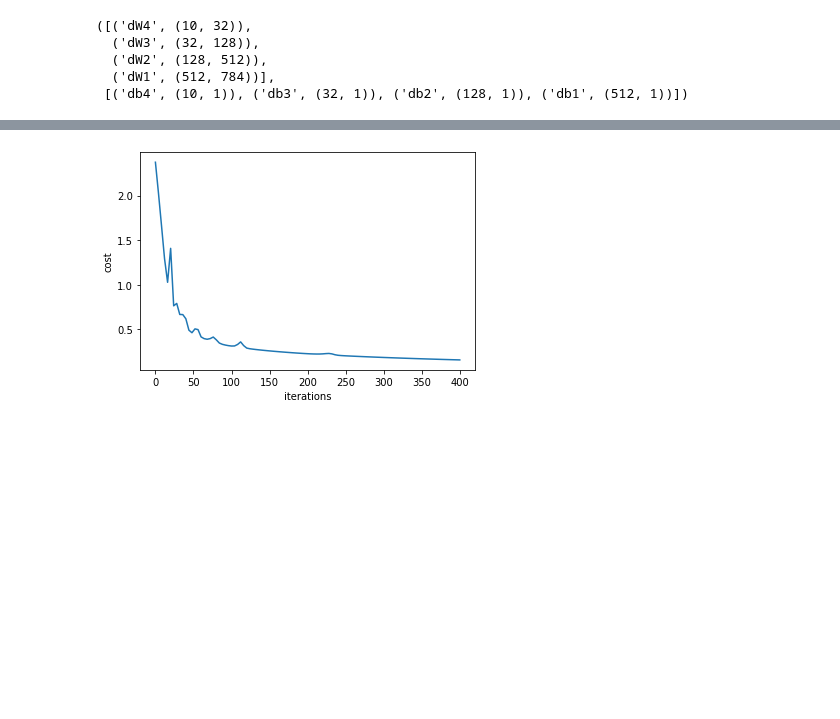
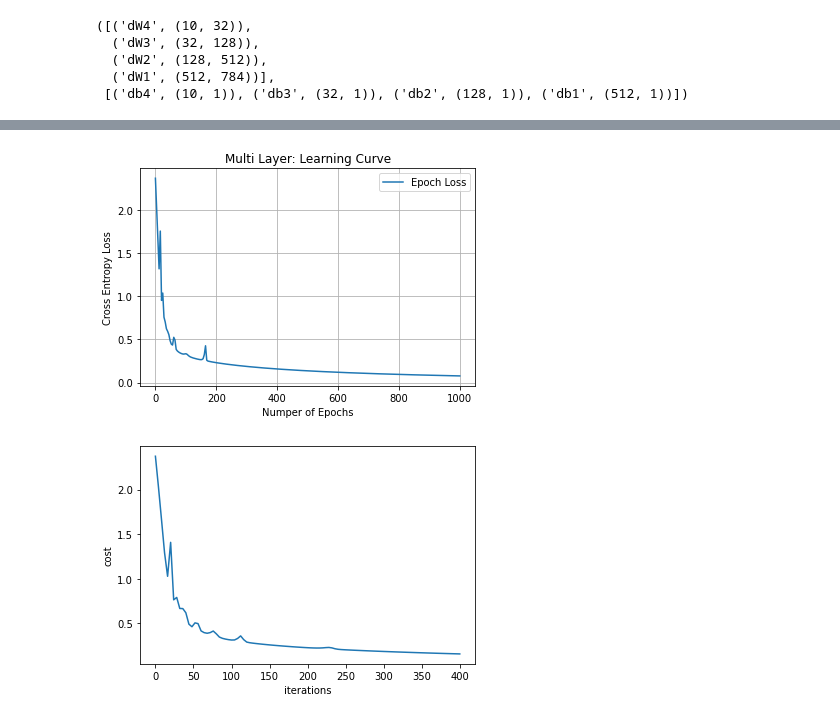
Before and after one commit to ABD-01/MNIST, a Jupyter notebook: Multi Layer Model/MNIST_Using_Multi_Layer.ipynb, the cells around one changed output, grey strips where cells are left out. Saved outputs shown, nothing was run; the diff lists cells and outputs as text; code cells hidden in the pictures; blank space fills up the shorter version.

```diff
--- a/Multi Layer Model/MNIST_Using_Multi_Layer.ipynb
+++ b/Multi Layer Model/MNIST_Using_Multi_Layer.ipynb
@@ -226,3 +218,14 @@ KeyboardInterrupt: ignored
+# %%
+plt.plot(np.linespace(0,1000,len(costs)), np.array(costs).reshape(len(costs),1), label="Epoch Loss")
+plt.grid()
+plt.title("Multi Layer: Learning Curve")
+plt.legend()
+plt.xlabel("Numper of Epochs")
+plt.ylabel("Cross Entropy Loss")
+plt.savefig("/content/drive/MyDrive/Colab Notebooks/MultiCost.jpeg")
+plt.show()
+# %% [output]
+[figure, added]
 # %%
 plt.plot(np.arange(0,401,4), np.array(costs).reshape(len(costs),1))
 plt.ylabel('cost')
```
Also changed, not shown: parts of 5 cells of this notebook.
